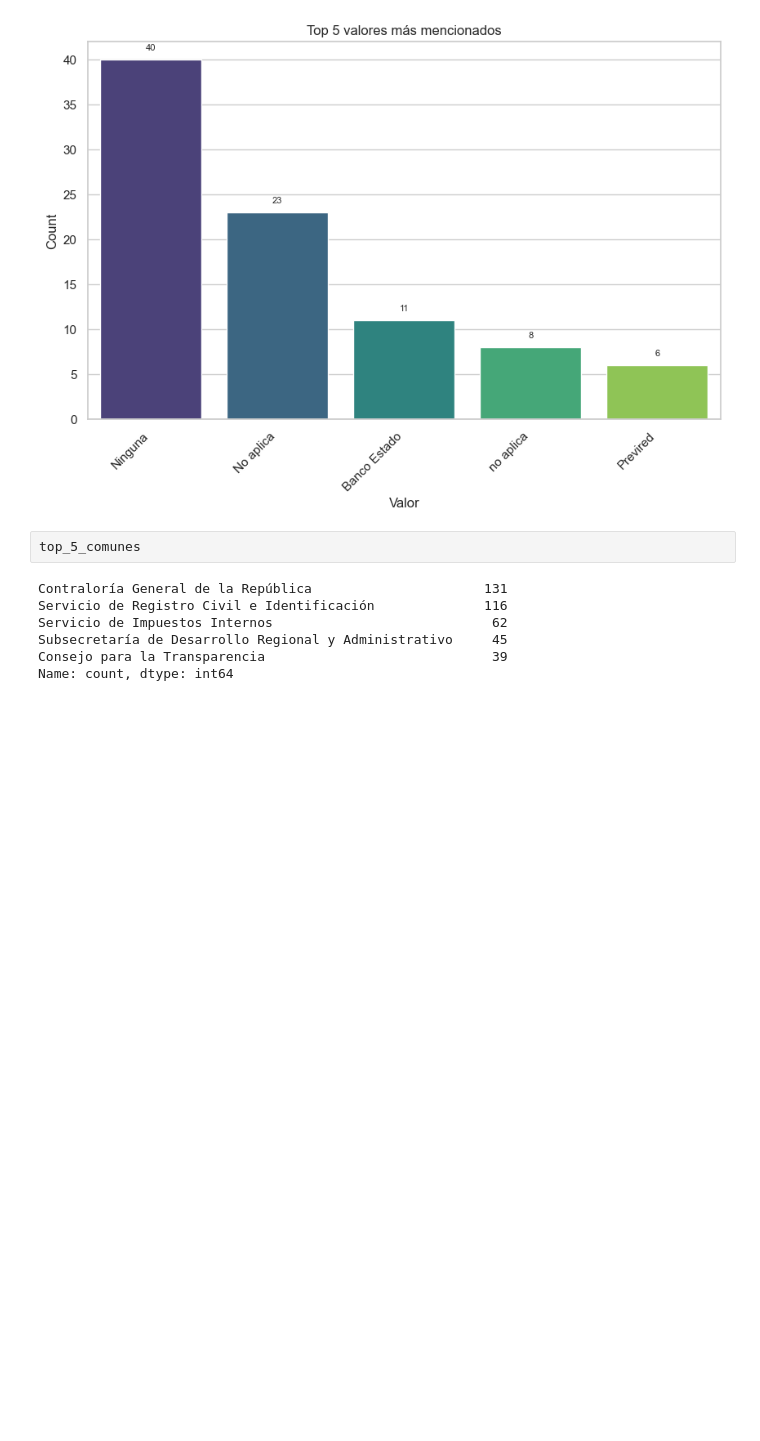
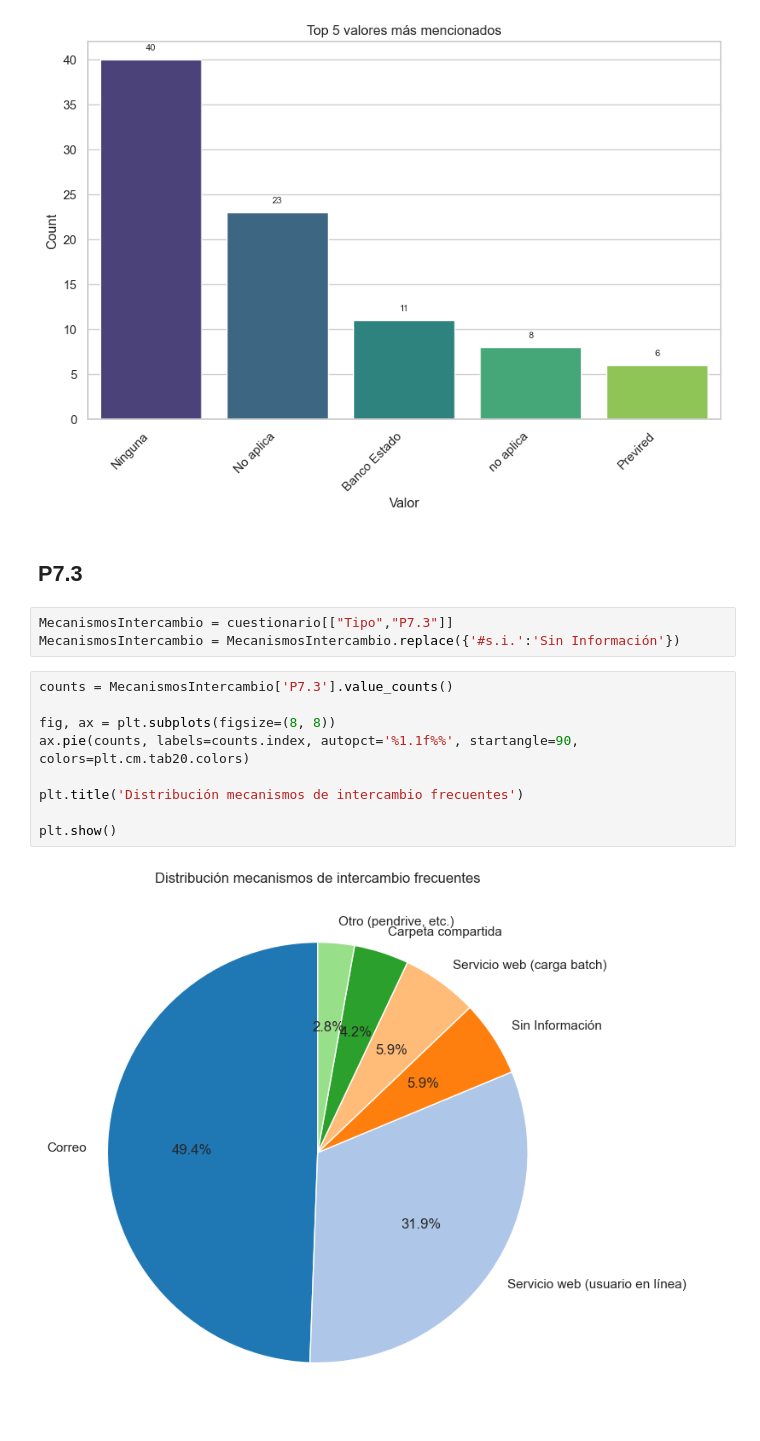
Before and after one commit to alejoGonc/EGD-CameronPartners, a Jupyter notebook: main.ipynb, the cells around one changed output. Cells and saved outputs as stored; diff of their text form; blank space fills up the shorter version.

```diff
--- a/main.ipynb
+++ b/main.ipynb
@@ -814,12 +814,19 @@ for p in plt.gca().patches:
 plt.show()
 # %% [output]
 [figure]
-# %%
-top_5_comunes
-# %% [output]
-Contraloría General de la República                      131
-Servicio de Registro Civil e Identificación              116
-Servicio de Impuestos Internos                            62
-Subsecretaría de Desarrollo Regional y Administrativo     45
-Consejo para la Transparencia                             39
-Name: count, dtype: int64
+# %% [markdown]
+## P7.3
+# %%
+MecanismosIntercambio = cuestionario[["Tipo","P7.3"]]
+MecanismosIntercambio = MecanismosIntercambio.replace({'#s.i.':'Sin Información'})
+# %%
+counts = MecanismosIntercambio['P7.3'].value_counts()
+
+fig, ax = plt.subplots(figsize=(8, 8))
+ax.pie(counts, labels=counts.index, autopct='%1.1f%%', startangle=90, colors=plt.cm.tab20.colors)
+
+plt.title('Distribución mecanismos de intercambio frecuentes')
+
+plt.show()
+# %% [output]
+[figure, added]
```
